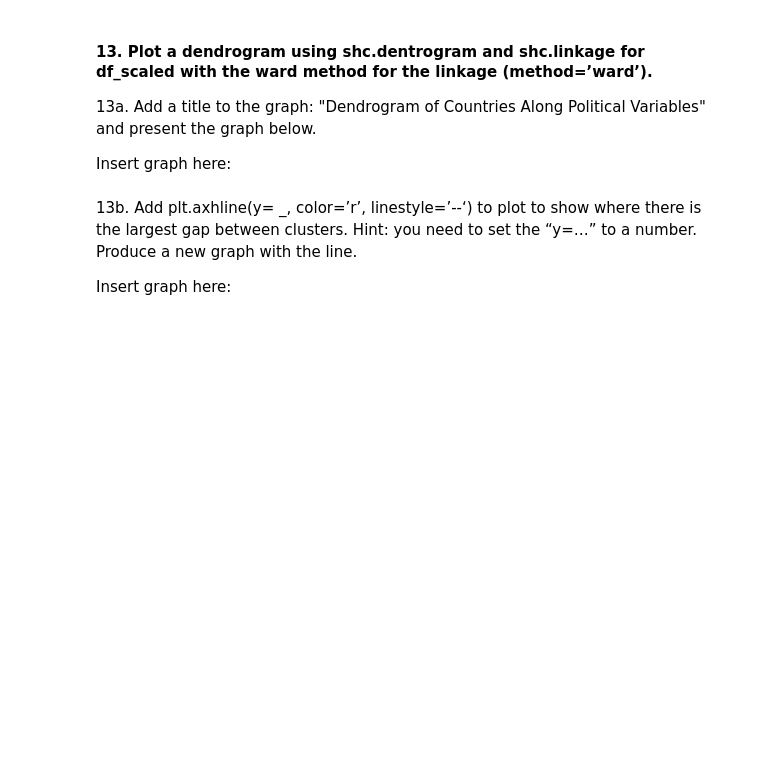
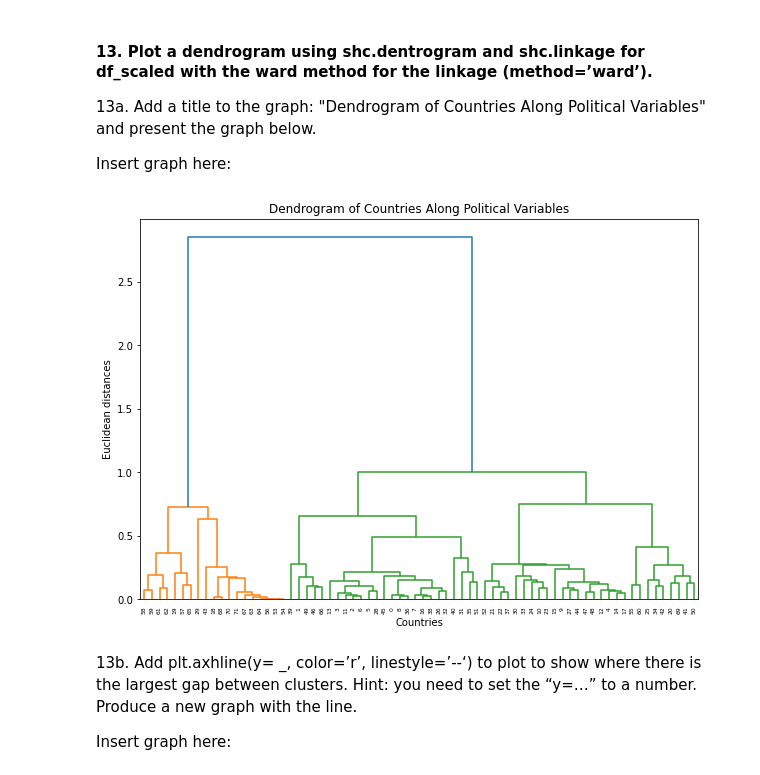
Before and after one commit to nadyatan21/ECON1620-Spring2024, a Jupyter notebook: HW2/HW2_2024.ipynb, the cells around one changed output. Saved outputs shown, nothing was run; the diff lists cells and outputs as text; code cells hidden in the pictures; blank space fills up the shorter version.

````diff
--- a/HW2/HW2_2024.ipynb
+++ b/HW2/HW2_2024.ipynb
@@ -269,6 +269,7 @@ Answer here:
 #### 10. Load the FLS-data.csv file from the HW2 page in canvas as ‘df_fls’.
 # %%
 # Write the code you need (if any) to answer the questions above
+df_fls = pd.read_csv('FLS-data.csv')
 # %% [markdown]
 #### 11. Create a dataframe called “df_clustering” that only contains the following variables about political status in the different countries:
 ``` python
@@ -281,7 +282,7 @@ Answer here:
     'Rev & Coup']
 ```
 # %%
-# Write the code you need (if any) to answer the questions above
+df_clustering = df_fls[['Bl Mkt Pm', 'Civl Lib', 'Yrs Open', 'Pol Rights', 'Rule of Law', 'War Dummy', 'Rev & Coup']]
 # %% [markdown]
 #### 12. Run the following code and explain each line.
 ``` python
@@ -290,7 +291,10 @@ df_scaled = normalize(df_clustering)
 df_scaled = pd.DataFrame(df_scaled, columns=df_clustering.columns, index=df_clustering.index)
 ```
 # %%
-# Write the code you need (if any) to answer the questions above
+# normalize the data to a uniform scale
+df_scaled = normalize(df_clustering)
+# convert the normalized data into a new df with the same columns and index
+df_scaled = pd.DataFrame(df_scaled, columns=df_clustering.columns, index=df_clustering.index)
 # %% [markdown]
 12a. Insert the first 5 lines of df_scaled here. Hint: use .head()
 
@@ -306,7 +319,16 @@ present the graph below.
 
 Insert graph here:
 # %%
-# Write the code you need (if any) to answer the questions above
+linkage_matrix = shc.linkage(df_scaled, method='ward')
+plt.figure(figsize=(10, 7))
+dendrogram = shc.dendrogram(linkage_matrix)
+plt.title('Dendrogram')
+plt.xlabel('Countries')
+plt.ylabel('Euclidean distances')
+plt.title('Dendrogram of Countries Along Political Variables')
+plt.show()
+# %% [output]
+[figure, added]
 # %% [markdown]
 13b. Add plt.axhline(y= _, color=’r’, linestyle=’--‘) to plot to
 show where there is the largest gap between clusters. Hint: you need to set the
````
Also changed, not shown: parts of 4 cells of this notebook.
